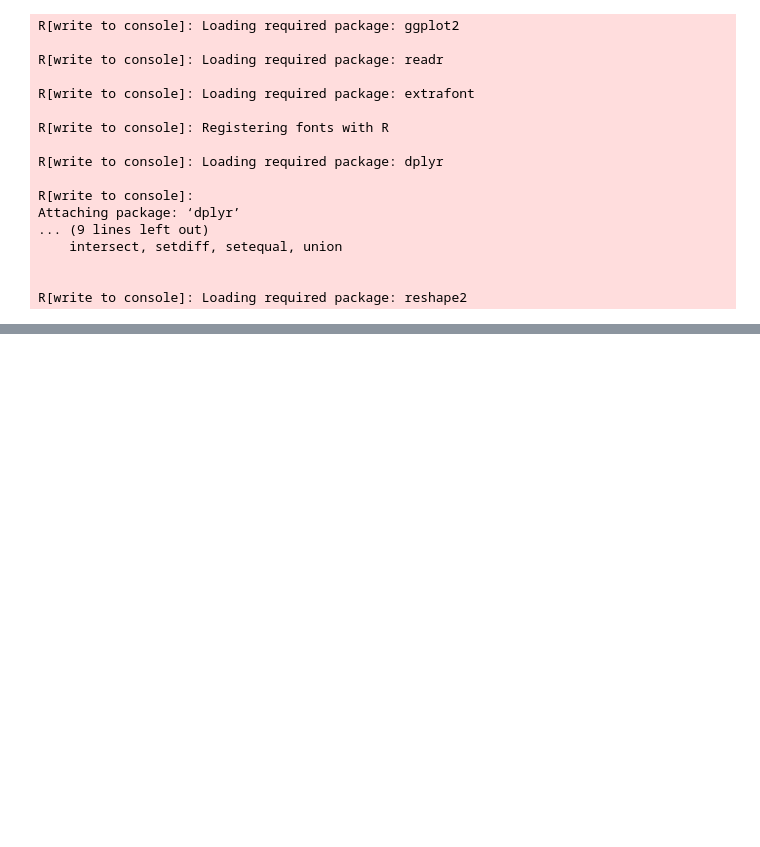
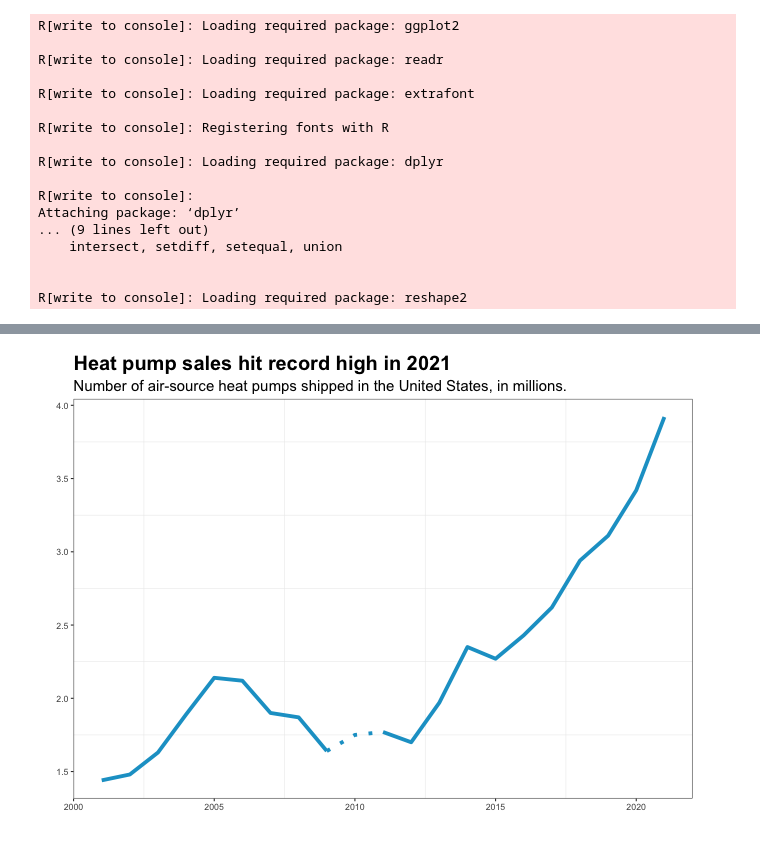
Before and after one commit to junekim6/heat-pump-nyc, a Jupyter notebook: heat-pump-shipments.ipynb, the cells around one changed output, grey strips where cells are left out. Drawn from its saved outputs; the diff is of its cells as text; code cells hidden in the pictures; blank space fills up the shorter version.

```diff
--- a/heat-pump-shipments.ipynb
+++ b/heat-pump-shipments.ipynb
@@ -96,0 +127,26 @@ ggplot(df) +
+# %%
+%%R -w 660
+
+df <- read.csv(file = 'interpolated.csv')
+df1 <- df %>% filter(year < 2010)
+df2 <- df %>% filter(year > 2010)
+df3 <- df %>% filter(interpolated == "True")
+
+ggplot() +
+    aes(x=year, y=shipments_in_mill) +
+    geom_line(data=df1, color="#18a1cd", size=1.8) +
+    geom_line(data=df2, color="#18a1cd", size=1.8) +
+    geom_line(data=df3, color="#18a1cd", size=1.8, linetype=3) +
+    labs(
+        title="Heat pump sales hit record high in 2021",
+        subtitle="Number of air-source heat pumps shipped in the United States, in millions.",
+        x="",
+        y="") +
+    theme_bw() +
+    theme(
+        plot.title = element_text(size = 20, face = "bold"),
+        plot.subtitle = element_text(size = 15),
+        panel.grid.major.x = element_blank(),
+        panel.grid.major.y = element_blank())
+# %% [output]
+[figure, added]
```
Also changed, not shown: parts of 4 cells of this notebook, 1 other file.
